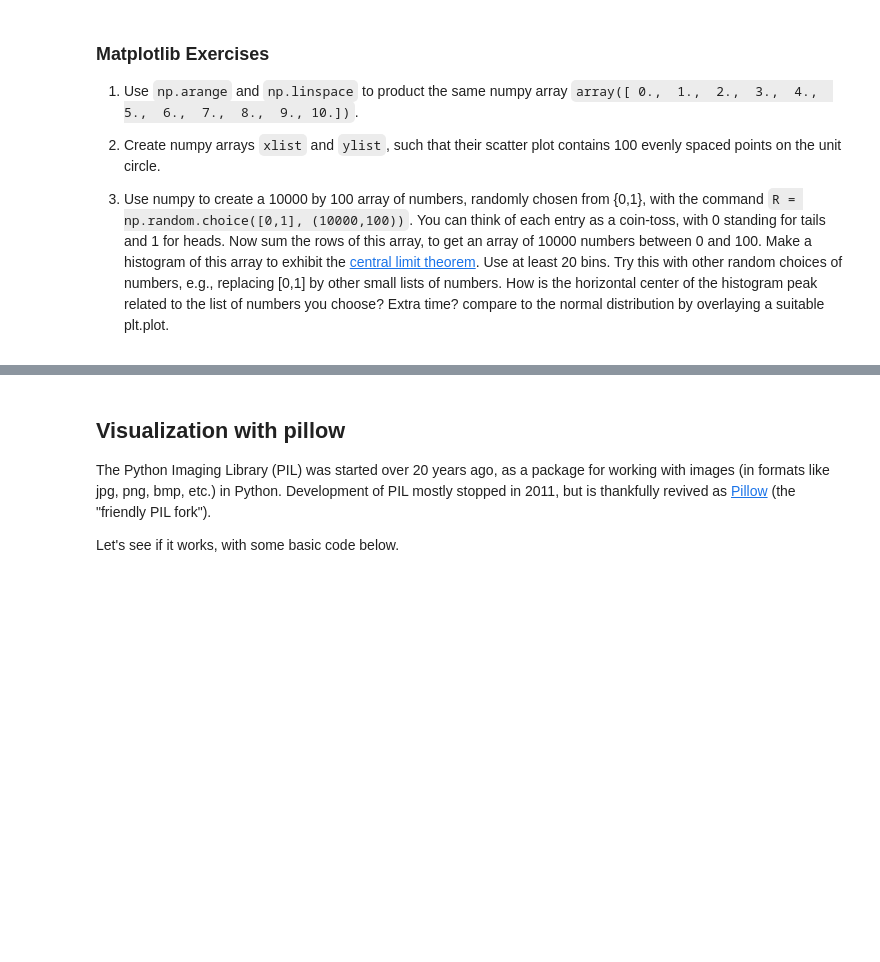
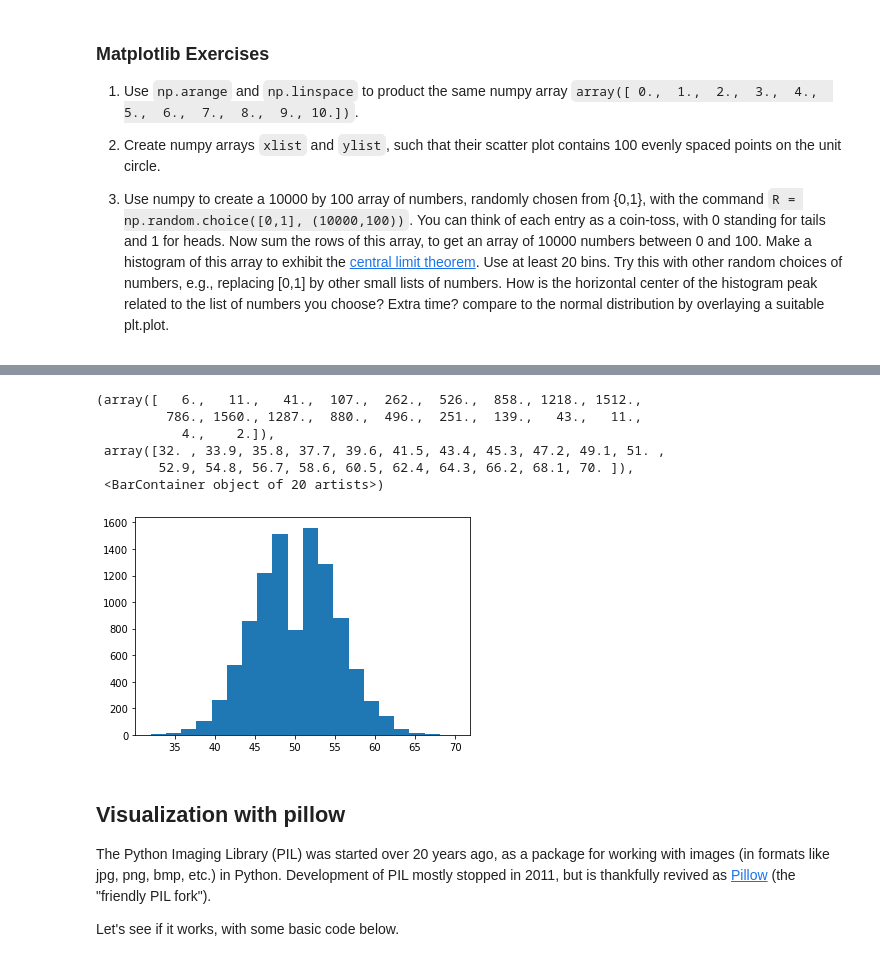
Before and after one commit to sefsnf/Math152, a Jupyter notebook: P4M_Notebook_4.ipynb, the cells around one changed output, grey strips where cells are left out. Cells and saved outputs as stored; diff of their text form; code cells hidden in the pictures; blank space fills up the shorter version.

```diff
--- a/P4M_Notebook_4.ipynb
+++ b/P4M_Notebook_4.ipynb
@@ -801,3 +825,17 @@ The command `np.linspace(start, stop, length)` creates a numpy array that begins
+# %%
+#3)
+randoFlip = np.random.choice([0,1],(10000,100))
+randoFlipsum = np.sum(randoFlip,(-1))
+
+plt.hist(randoFlipsum, bins=20) # its normally a bell curve, but i found a funny one
+# %% [output]
+(array([   6.,   11.,   41.,  107.,  262.,  526.,  858., 1218., 1512.,
+         786., 1560., 1287.,  880.,  496.,  251.,  139.,   43.,   11.,
+           4.,    2.]),
+ array([32. , 33.9, 35.8, 37.7, 39.6, 41.5, 43.4, 45.3, 47.2, 49.1, 51. ,
+        52.9, 54.8, 56.7, 58.6, 60.5, 62.4, 64.3, 66.2, 68.1, 70. ]),
+ <BarContainer object of 20 artists>)
+[figure, added]
 # %% [markdown]
 ## Visualization with pillow
 
```
Also changed, not shown: parts of 14 cells of this notebook.
